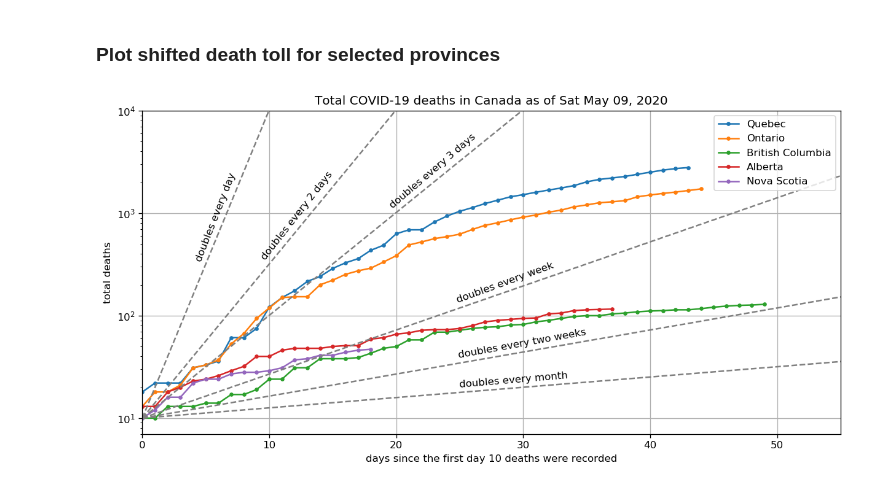
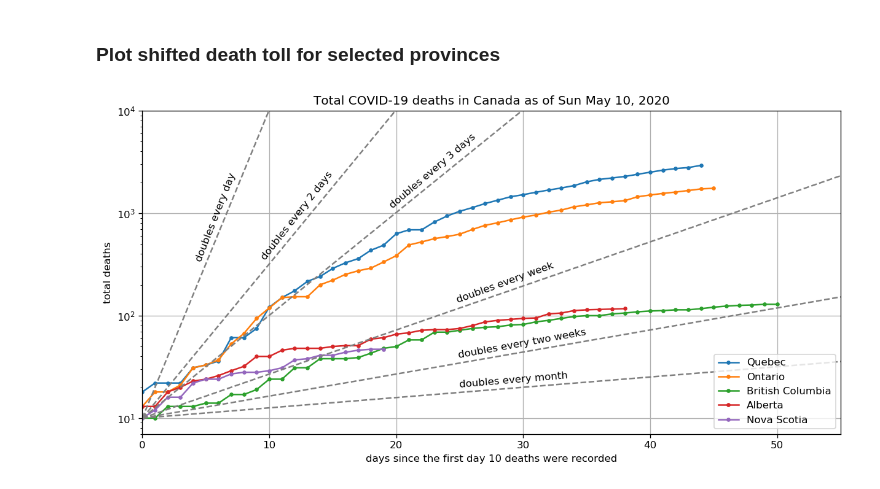
Before and after one commit to LaurentLessard/covid19, a Jupyter notebook: covid_can.ipynb, the cells around one changed output. Drawn from its saved outputs; the diff is of its cells as text; code cells hidden in the pictures.

```diff
--- a/covid_can.ipynb
+++ b/covid_can.ipynb
@@ -89,32 +89,33 @@ min_deaths = 10
 xmax = 55
 
 # shift data so that index corresponds to days since min_death deaths.
 shifted_data = shift_data( provs, min_deaths )
 
 # merge into a single dataframe
 dfx = pd.concat( shifted_data, axis=1 )
 
 # make plot
 ax = dfx.plot(title="Total COVID-19 deaths in Canada as of %s" % latest_date, logy=True, figsize=(10,5), grid=True, marker='.');
 ax.set_xlabel("days since the first day %g deaths were recorded" % min_deaths )
 ax.set_ylabel("total deaths")
 ax.set_ylim(min_deaths*.7,1e4)
-ax.set_xlim(0,xmax);
+ax.set_xlim(0,xmax)
+ax.legend(loc="lower right")
 
 # draw doubling lines (doubling every d days)
 dvals = [1,2,3,7,14,30]    # values of doubling lines to draw (d)
 dtxt = ["day", "2 days", "3 days", "week", "two weeks", "month"]
 tloc = [5,10,20,25,25,25] # x-coordinate of text labels
 for i,d in enumerate(dvals):
     tx = tloc[i]
     ty = min_deaths*(2**(tx/d))
     angle = np.arctan(ty/d * np.log(2))
     angle_screen = ax.transData.transform_angles(np.array([angle,]),np.array([[tx,ty]]),radians=True)[0]
     y = min_deaths*(2**(xmax/d))
     plt.plot([0,xmax],[min_deaths,y], '--', color='gray')
     ax.annotate("doubles every %s" % dtxt[i], xy=(tx,ty), xytext=(-5*np.sin(angle_screen),5*np.cos(angle_screen)),
                 textcoords="offset points", rotation_mode='anchor', rotation=np.rad2deg(angle_screen))
 plt.tight_layout(pad=0)
 plt.savefig("figures/provinces_total_deaths_vs_time.png")
 # %% [output]
-[figure, old version]
+[figure, new version]
```
Also changed, not shown: parts of 2 cells of this notebook, 16 other files.
